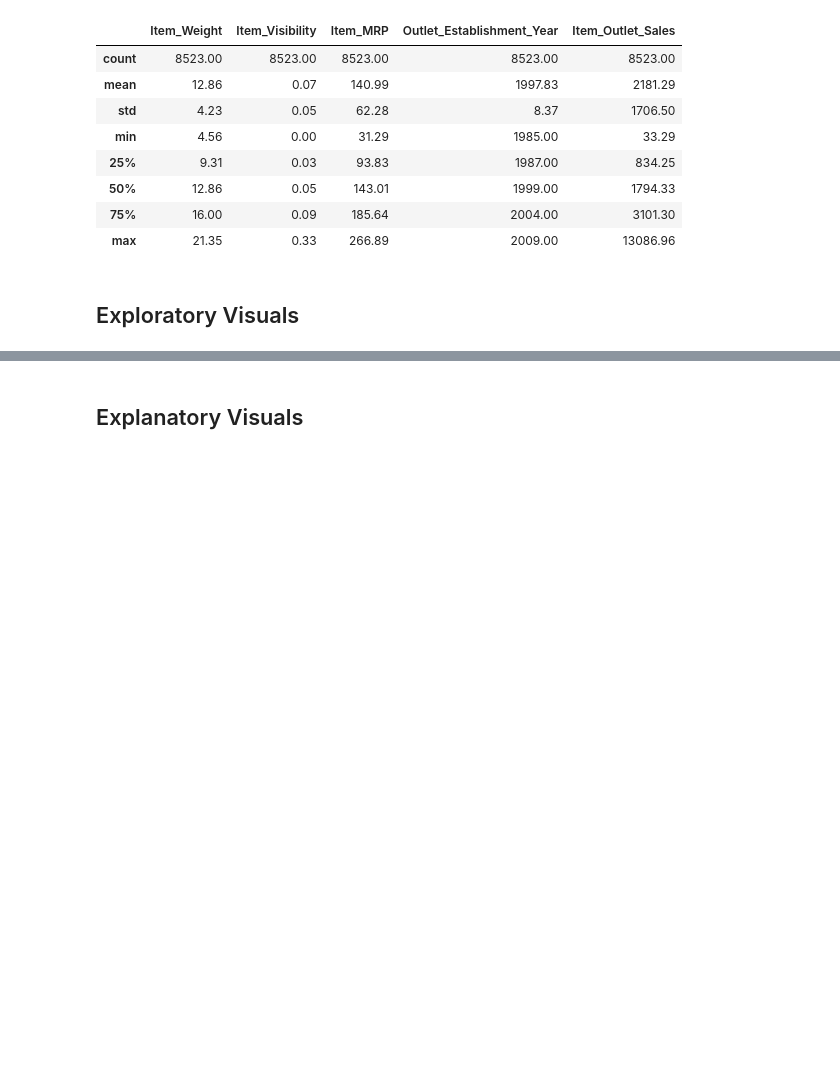
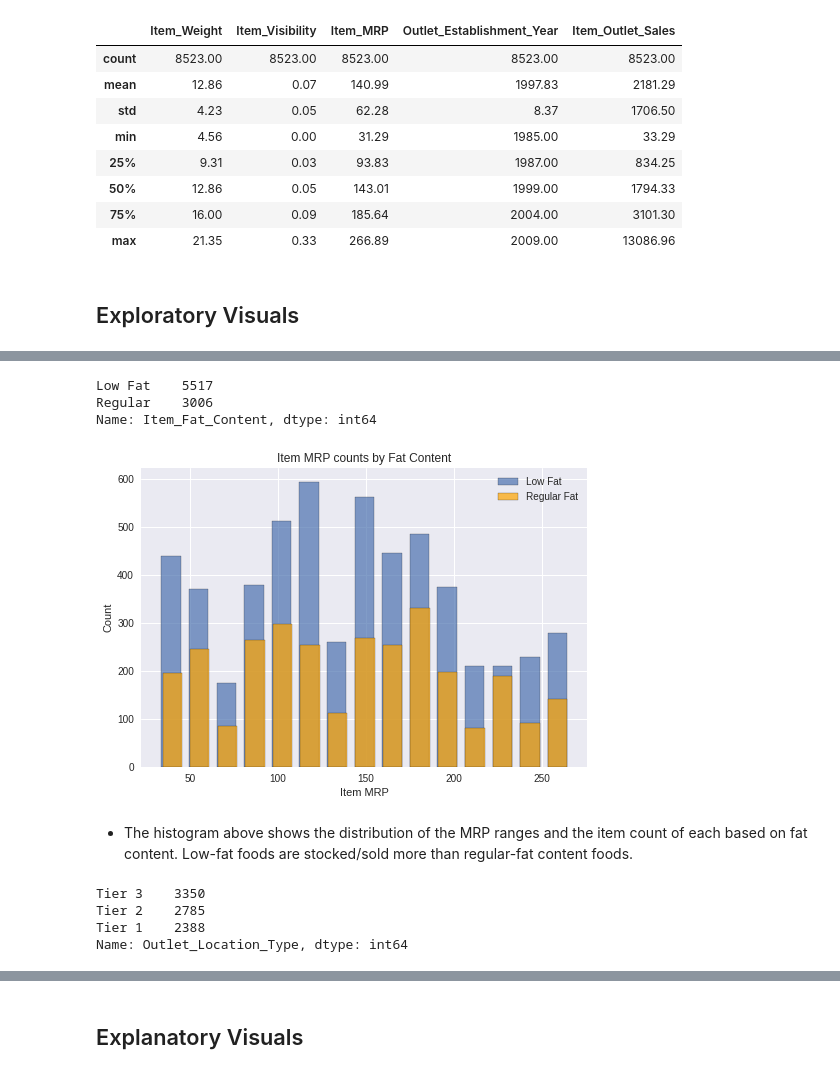
Before and after one commit to cipalisoc/Predictive-Modeling-Sales-Projections, a Jupyter notebook: CodingDojo_Project_1.ipynb, the cells around one changed output, grey strips where cells are left out. Saved outputs shown, nothing was run; the diff lists cells and outputs as text; code cells hidden in the pictures; blank space fills up the shorter version.

```diff
--- a/CodingDojo_Project_1.ipynb
+++ b/CodingDojo_Project_1.ipynb
@@ -174,0 +189,35 @@ data_frame.describe().round(2)
+# %%
+## seeing how many unique fat content types there are
+data_frame['Item_Fat_Content'].value_counts()
+# %% [output]
+Low Fat    5517
+Regular    3006
+Name: Item_Fat_Content, dtype: int64
+# %%
+## slicing out the two different Fat Contents into 2 separate dataframes
+LF = data_frame['Item_Fat_Content'] == 'Low Fat'
+LF_df = data_frame[LF]
+
+RF = data_frame['Item_Fat_Content'] == 'Regular'
+RF_df = data_frame[RF]
+# %%
+plt.style.use('seaborn')
+plt.xlabel('Item MRP')
+plt.ylabel('Count')
+plt.title('Item MRP counts by Fat Content')
+LF_df['Item_MRP'].hist(edgecolor='black', bins=15 , alpha = 0.7 , rwidth=0.7 , label='Low Fat');
+RF_df['Item_MRP'].hist(edgecolor='black', bins=15 , color='orange' , alpha = 0.7, rwidth=0.7 , label='Regular Fat');
+plt.legend(loc='upper right');
+# %% [output]
+[figure, added]
+# %% [markdown]
+- The histogram above shows the distribution of the MRP ranges and the item count of each based on fat content. Low-fat foods are stocked/sold more than regular-fat content foods.
+# %%
+# The following is the process by which the visual for the item outlet sales for the different Outlet Location Types is created.
+## Find out how many outlet location types there are
+data_frame['Outlet_Location_Type'].value_counts()
+# %% [output]
+Tier 3    3350
+Tier 2    2785
+Tier 1    2388
+Name: Outlet_Location_Type, dtype: int64
```
Also changed, not shown: parts of 5 cells of this notebook.
